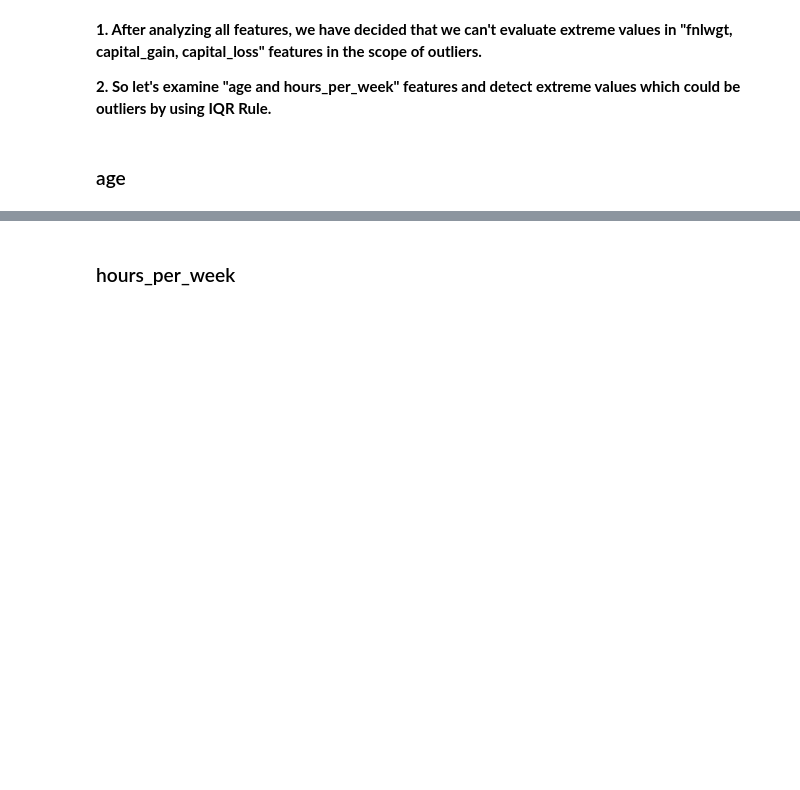
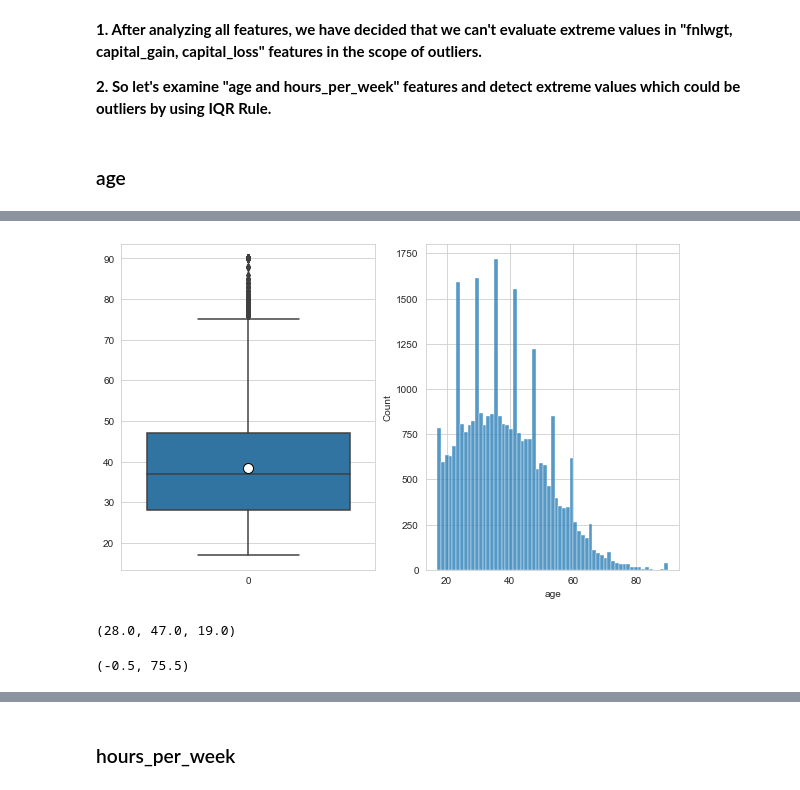
Before and after one commit to rkahraman20/Bootcamp_Clarusway, a Jupyter notebook: EDA_Projects/EDA_Project_01_Analyze_US_Citizens/EDA_Project_Analyze_US_Citizens.ipynb, the cells around one changed output, grey strips where cells are left out. Cells and saved outputs as stored; diff of their text form; code cells hidden in the pictures; blank space fills up the shorter version.

```diff
--- a/EDA_Projects/EDA_Project_01_Analyze_US_Citizens/EDA_Project_Analyze_US_Citizens.ipynb
+++ b/EDA_Projects/EDA_Project_01_Analyze_US_Citizens/EDA_Project_Analyze_US_Citizens.ipynb
@@ -2545,0 +2519,28 @@ Desired Output:
+# %%
+plt.figure(figsize=(10, 6))
+
+plt.subplot(1, 2, 1)
+sns.boxplot(data=df.age,
+            showmeans=True,
+            meanprops={"marker":"o",
+                       "markerfacecolor":"white",
+                       "markeredgecolor":"black",
+                       "markersize":"10"})
+
+plt.subplot(1, 2, 2)
+sns.histplot(data=df.age);
+# %% [output]
+[figure, added]
+# %%
+low = df.age.quantile(0.25)
+high = df.age.quantile(0.75)
+IQR = high - low
+low, high, IQR
+# %% [output]
+(28.0, 47.0, 19.0)
+# %%
+lower_lim = low - (1.5 * IQR)
+upper_lim = high + (1.5 * IQR)
+lower_lim, upper_lim
+# %% [output]
+(-0.5, 75.5)
```
Also changed, not shown: parts of 120 cells of this notebook.
